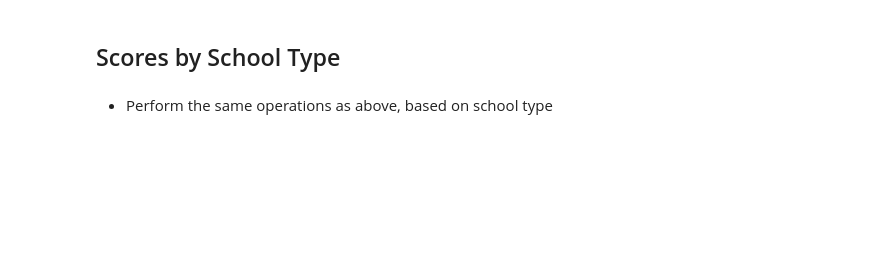
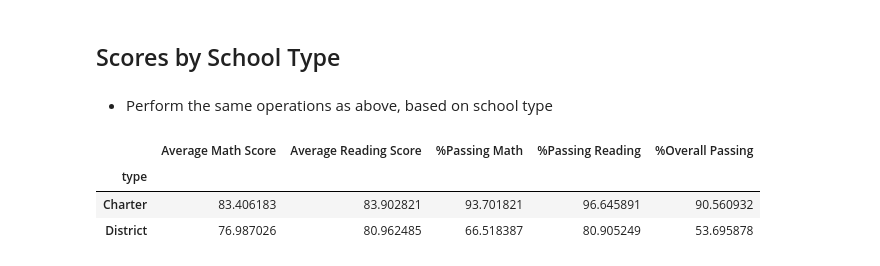
Before and after one commit to Ramyals-web/Pandas-Challenge, a Jupyter notebook: Homework/Instructions/PyCitySchools/PyCitySchools_starter.ipynb, the cells around one changed output. Saved outputs shown, nothing was run; the diff lists cells and outputs as text; code cells hidden in the pictures; blank space fills up the shorter version.

```diff
--- a/Homework/Instructions/PyCitySchools/PyCitySchools_starter.ipynb
+++ b/Homework/Instructions/PyCitySchools/PyCitySchools_starter.ipynb
@@ -294,3 +319,31 @@ scores_by_spending
 ## Scores by School Type
 # %% [markdown]
 * Perform the same operations as above, based on school type
+# %%
+#grade_level_9 = student_data.loc[student_data["grade"] == "9th"].groupby("school_name")["math_score"].mean()
+#school_type_rename = school_data_complete.rename(columns={"type": "School Type"})
+school_type = school_data_complete.groupby(["type"])
+
+math_score_type = school_type["math_score"].mean()
+reading_score_type = school_type["reading_score"].mean()
+
+average_math_type =school_data_complete.loc[school_data_complete["math_score"]>=70].groupby("type")["Student ID"].count()/school_type["Student ID"].count()
+avg_math_type= average_math_type*100
+
+average_reading_type=school_data_complete.loc[school_data_complete["reading_score"]>=70].groupby("type")["Student ID"].count()/school_type["Student ID"].count()
+avg_reading_type = average_reading_type*100
+
+overall_type=school_data_complete[(school_data_complete["reading_score"] >= 70) & (school_data_complete["math_score"] >= 70)].groupby("type")["Student ID"].count()/school_type["Student ID"].count()
+overall_percent_type = overall_type*100
+
+scores_by_type = pd.DataFrame({"Average Math Score":(math_score_type),
+                         "Average Reading Score":(reading_score_type),
+                         "%Passing Math":(avg_math_type),
+                          "%Passing Reading":(avg_reading_type),
+                         "%Overall Passing":(overall_percent_type)})
+scores_by_type
+# %% [output]
+|  | Average Math Score | Average Reading Score | %Passing Math | %Passing Reading | %Overall Passing |
+| type |  |  |  |  |  |
+| Charter | 83.406183 | 83.902821 | 93.701821 | 96.645891 | 90.560932 |
+| District | 76.987026 | 80.962485 | 66.518387 | 80.905249 | 53.695878 |
```
Also changed, not shown: parts of 2 cells of this notebook.
